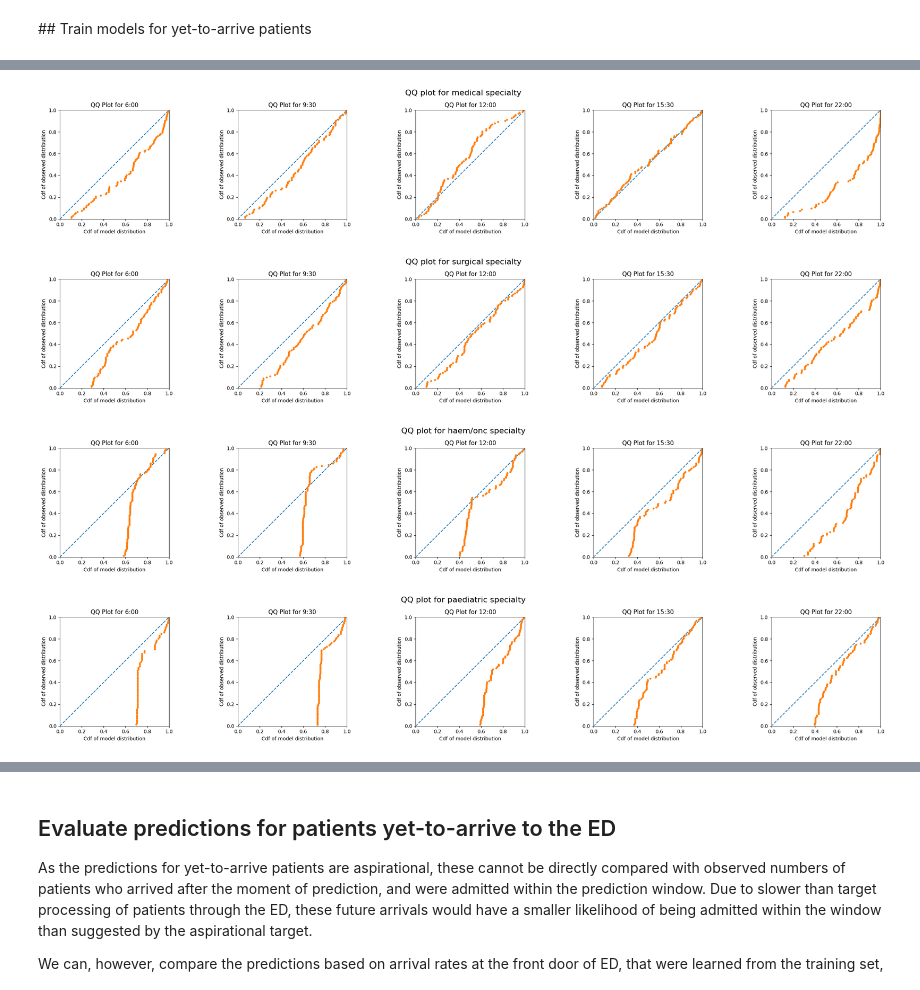
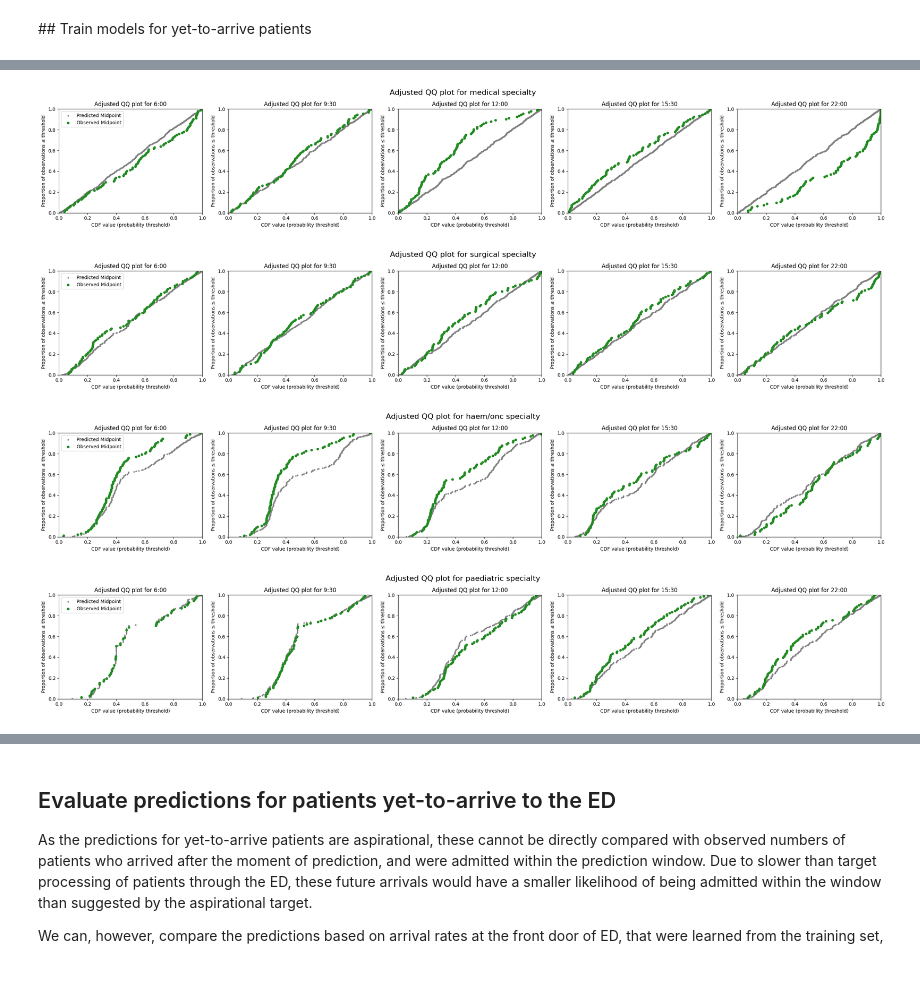
Before and after one commit to UCL-CORU/patientflow, a Jupyter notebook: notebooks/4c_Evaluate_emergency_demand_predictions.ipynb, the cells around one changed output, grey strips where cells are left out. Cells and saved outputs as stored; diff of their text form; code cells hidden in the pictures.

```diff
--- a/notebooks/4c_Evaluate_emergency_demand_predictions.ipynb
+++ b/notebooks/4c_Evaluate_emergency_demand_predictions.ipynb
@@ -303,0 +337,9 @@ Predicting bed counts for paediatric specialty, for all snapshots in the test se
+# %%
+prob_dist_dict_all = get_specialty_probability_distributions(
+    test_visits_df,
+    ed_visits,
+    spec_model,
+    admissions_models,
+    model_name,
+    exclude_from_training_data
+)
@@ -330,16 +388,17 @@ for specialty in specialties:
 # %%
-from patientflow.viz.qq_plot import qq_plot
+from patientflow.viz.adjusted_qq_plot import adjusted_qq_plot
+specialties=['medical', 'surgical', 'haem/onc', 'paediatric']
 
 for specialty in specialties:
 
     specialty_prob_dist = {time: dist_dict[specialty] for time, dist_dict in prob_dist_dict_all.items()}
 
-    qq_plot(ed_visits.prediction_time.unique(),
+    adjusted_qq_plot(ed_visits.prediction_time.unique(),
             specialty_prob_dist,
             model_name="admissions",
-            suptitle=f"QQ plot for {specialty} specialty")
+            suptitle=f"Adjusted QQ plot for {specialty} specialty")
 # %% [output]
-[figure, old version]
+[figure, new version]
-[figure, old version]
+[figure, new version]
-[figure, old version]
+[figure, new version]
-[figure, old version]
+[figure, new version]
```
Also changed, not shown: parts of 15 cells of this notebook.
